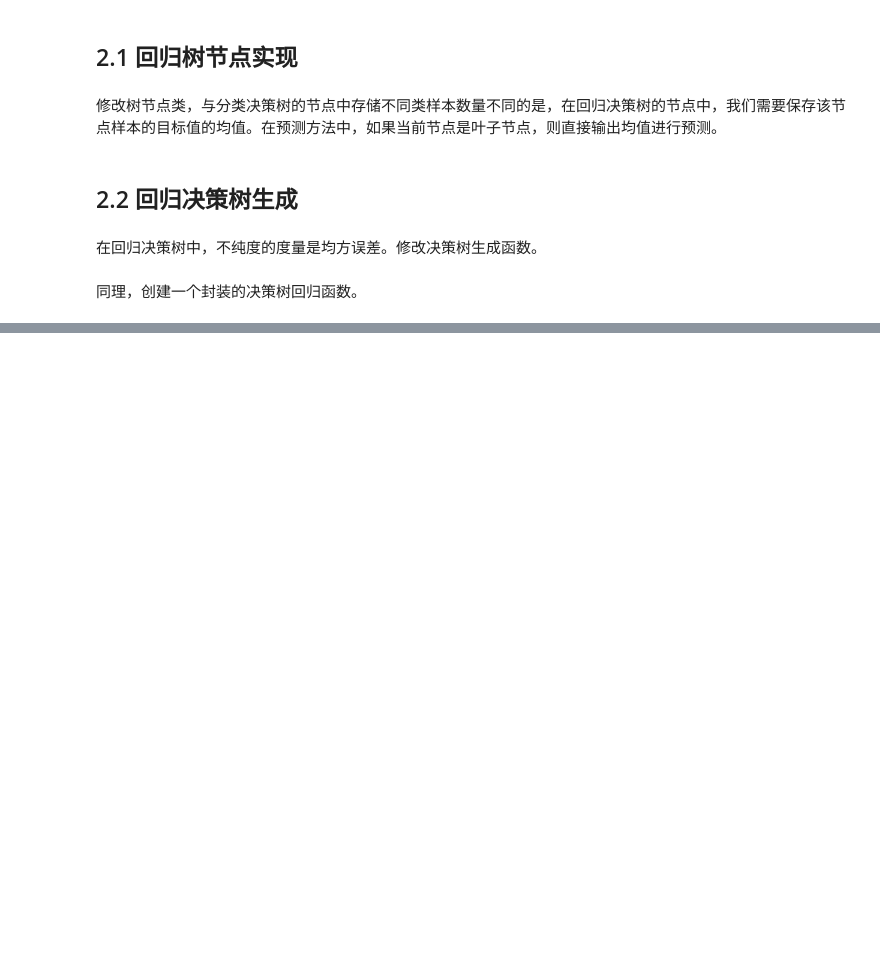
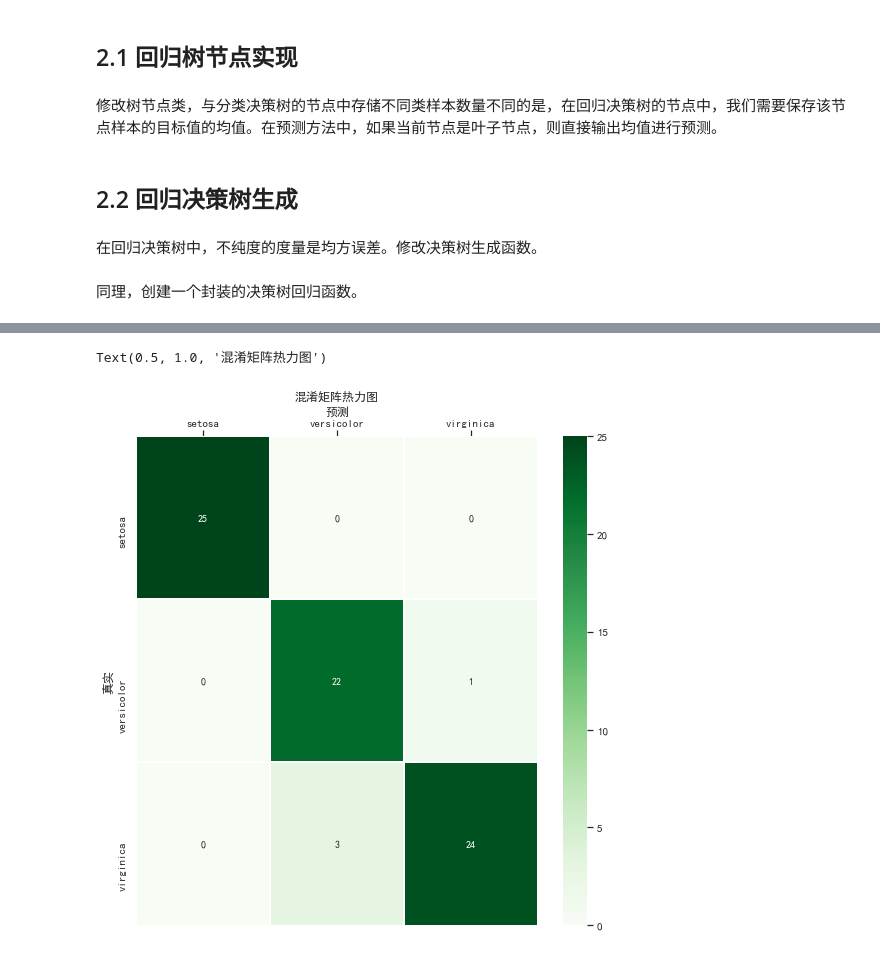
Before and after one commit to 1186141415/machine-learning-ten-lecture, a Jupyter notebook: 第四讲/模型提升.ipynb, the cells around one changed output, grey strips where cells are left out. Saved outputs shown, nothing was run; the diff lists cells and outputs as text; code cells hidden in the pictures; blank space fills up the shorter version.

```diff
--- a/第四讲/模型提升.ipynb
+++ b/第四讲/模型提升.ipynb
@@ -471,0 +542,20 @@ def decision_tree_regression(X,y,min_leaf_samples,max_depth):
+# %%
+from sklearn.metrics import confusion_matrix
+single_tree,tree_nodes = decision_tree_classifier(X_train,y_train,min_leaf_samples=10,max_depth=3)
+y_pred_single_tree = []
+for _,sample in X_test.iterrows():
+    y_pred_single_tree.append(single_tree.predict(sample))
+
+fig, ax = plt.subplots(figsize=(9,9))
+confusion_matrix = confusion_matrix(y_pred_single_tree,y_test)#计算混淆矩阵
+
+ax = sns.heatmap(confusion_matrix,linewidths=.5,cmap="Greens",
+                 annot=True, fmt='d',xticklabels=iris.target_names, yticklabels=iris.target_names)
+ax.set_ylabel('真实')
+ax.set_xlabel('预测')
+ax.xaxis.set_label_position('top')
+ax.xaxis.tick_top()
+ax.set_title('混淆矩阵热力图')
+# %% [output]
+Text(0.5, 1.0, '混淆矩阵热力图')
+[figure, added]
```
Also changed, not shown: parts of 14 cells of this notebook.
